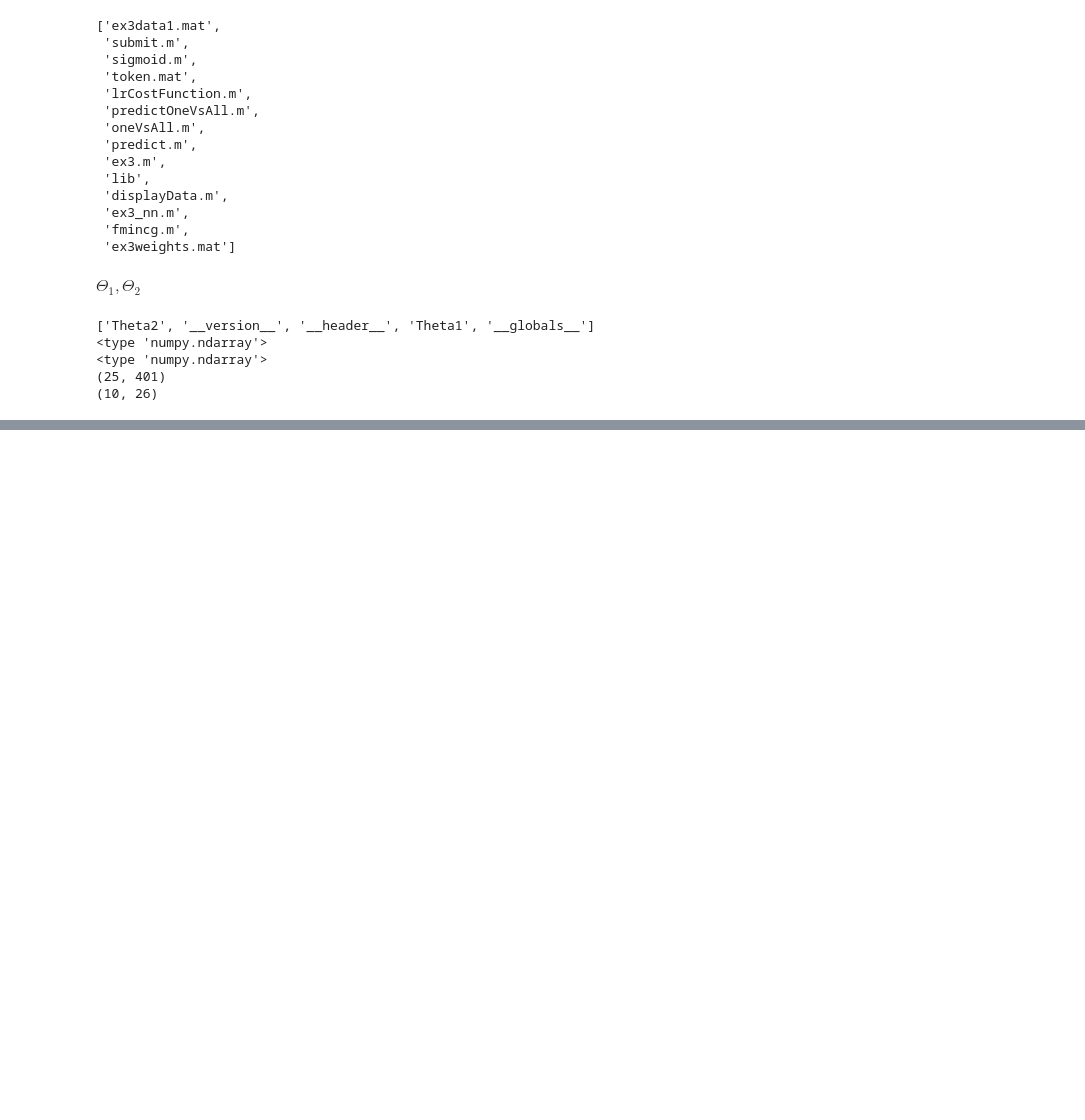
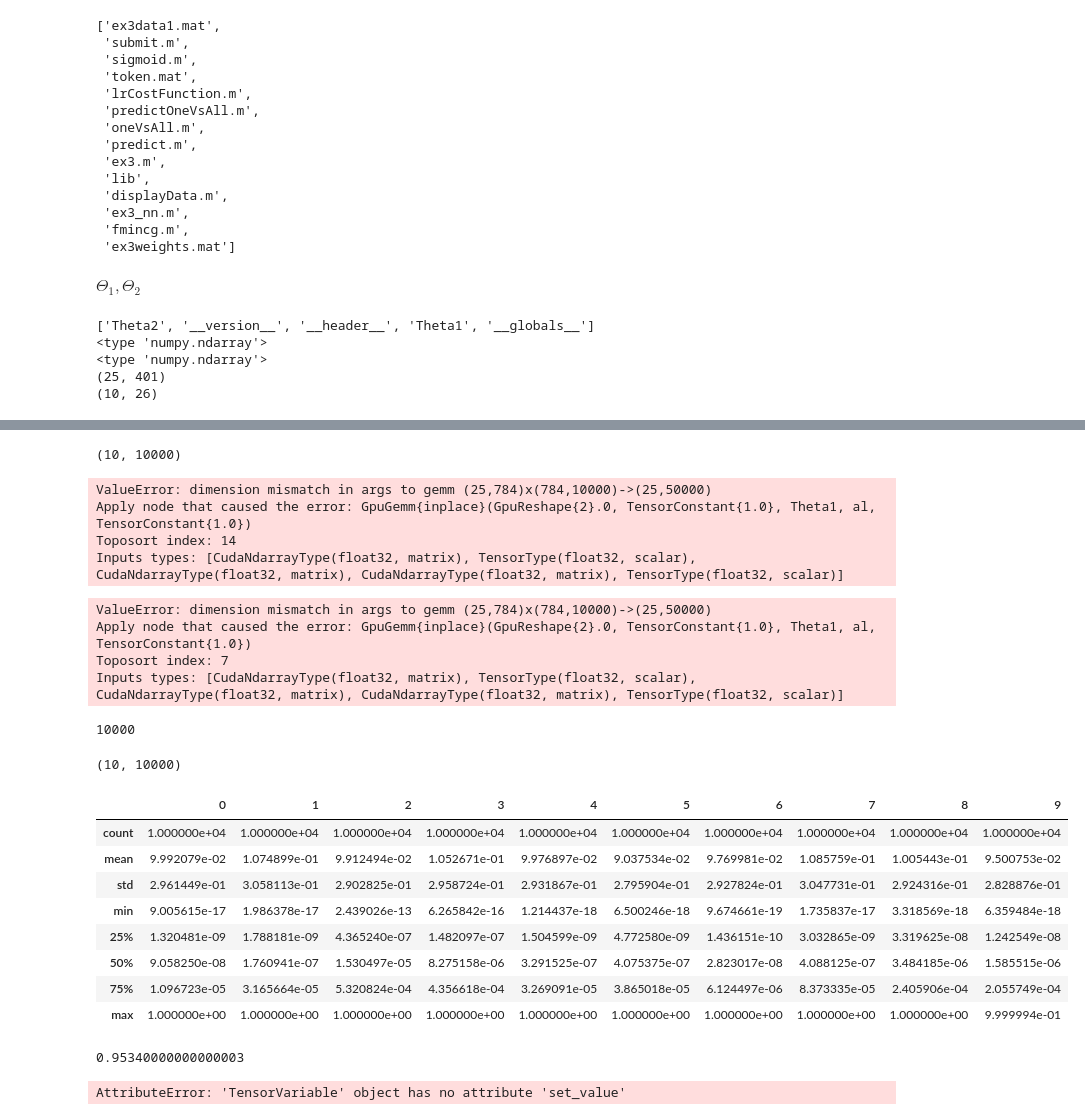
Before and after one commit to ernestyalumni/MLgrabbag, a Jupyter notebook: theano_ML.ipynb, the cells around one changed output, grey strips where cells are left out. Drawn from its saved outputs; the diff is of its cells as text; code cells hidden in the pictures; blank space fills up the shorter version.

```diff
--- a/theano_ML.ipynb
+++ b/theano_ML.ipynb
@@ -1074,0 +2136,56 @@ print( nn3_data['Theta2'].shape )
+# %%
+K=10
+m = len(valid_set[1])
+y_valid_prob = [np.zeros(K) for row in valid_set[1]]  # list of 5000 numpy arrays of size dims. (10,)
+for i in range( m):
+        y_valid_prob[i][ valid_set[1][i]] = 1
+y_valid_prob = np.array(y_valid_prob).T.astype(theano.config.floatX)  # size dims. (K,m)
+print( y_valid_prob.shape )
+# %% [output]
+(10, 10000)
+# %%
+MNIST_MTL.y = y_valid_prob
+# %%
+MNIST_MTL.predicted_vals_logreg()
+# %% [output]
+ValueError: dimension mismatch in args to gemm (25,784)x(784,10000)->(25,50000)
+Apply node that caused the error: GpuGemm{inplace}(GpuReshape{2}.0, TensorConstant{1.0}, Theta1, al, TensorConstant{1.0})
+Toposort index: 14
+Inputs types: [CudaNdarrayType(float32, matrix), TensorType(float32, scalar), CudaNdarrayType(float32, matrix), CudaNdarrayType(float32, matrix), TensorType(float32, scalar)]
+# %%
+theano.function([], MNIST_MTL.Thetas[0].alp1)()
+# %% [output]
+ValueError: dimension mismatch in args to gemm (25,784)x(784,10000)->(25,50000)
+Apply node that caused the error: GpuGemm{inplace}(GpuReshape{2}.0, TensorConstant{1.0}, Theta1, al, TensorConstant{1.0})
+Toposort index: 7
+Inputs types: [CudaNdarrayType(float32, matrix), TensorType(float32, scalar), CudaNdarrayType(float32, matrix), CudaNdarrayType(float32, matrix), TensorType(float32, scalar)]
+# %%
+Layer1 = MNIST_MTL.Thetas[0]
+Layer2 = MNIST_MTL.Thetas[1]
+m = valid_set[0].shape[0]
+print(m)
+# %% [output]
+10000
+# %%
+a2 = T.nnet.sigmoid( T.dot( Layer1.Theta, Layer1.al) + T.tile( Layer1.b, (1,m)) )
+a3 = T.nnet.sigmoid( T.dot( Layer2.Theta, a2) + T.tile( Layer2.b, (1,m)) )
+valid_pred = theano.function([], a3)()
+print( valid_pred.shape)
+# %% [output]
+(10, 10000)
+# %%
+pd.DataFrame( valid_pred.T).describe()
+# %% [output]
+|  | 0 | 1 | 2 | 3 | 4 | 5 | 6 | 7 | 8 | 9 |
+| count | 1.000000e+04 | 1.000000e+04 | 1.000000e+04 | 1.000000e+04 | 1.000000e+04 | 1.000000e+04 | 1.000000e+04 | 1.000000e+04 | 1.000000e+04 | 1.000000e+04 |
+| mean | 9.992079e-02 | 1.074899e-01 | 9.912494e-02 | 1.052671e-01 | 9.976897e-02 | 9.037534e-02 | 9.769981e-02 | 1.085759e-01 | 1.005443e-01 | 9.500753e-02 |
+| std | 2.961449e-01 | 3.058113e-01 | 2.902825e-01 | 2.958724e-01 | 2.931867e-01 | 2.795904e-01 | 2.927824e-01 | 3.047731e-01 | 2.924316e-01 | 2.828876e-01 |
+| min | 9.005615e-17 | 1.986378e-17 | 2.439026e-13 | 6.265842e-16 | 1.214437e-18 | 6.500246e-18 | 9.674661e-19 | 1.735837e-17 | 3.318569e-18 | 6.359484e-18 |
+| 25% | 1.320481e-09 | 1.788181e-09 | 4.365240e-07 | 1.482097e-07 | 1.504599e-09 | 4.772580e-09 | 1.436151e-10 | 3.032865e-09 | 3.319625e-08 | 1.242549e-08 |
+| 50% | 9.058250e-08 | 1.760941e-07 | 1.530497e-05 | 8.275158e-06 | 3.291525e-07 | 4.075375e-07 | 2.823017e-08 | 4.088125e-07 | 3.484185e-06 | 1.585515e-06 |
+| 75% | 1.096723e-05 | 3.165664e-05 | 5.320824e-04 | 4.356618e-04 | 3.269091e-05 | 3.865018e-05 | 6.124497e-06 | 8.373335e-05 | 2.405906e-04 | 2.055749e-04 |
+| max | 1.000000e+00 | 1.000000e+00 | 1.000000e+00 | 1.000000e+00 | 1.000000e+00 | 1.000000e+00 | 1.000000e+00 | 1.000000e+00 | 1.000000e+00 | 9.999994e-01 |
+# %%
+np.mean( np.vstack( np.argmax( valid_pred,axis=0)) == np.vstack( valid_set[1] ) )
+# %% [output]
+0.95340000000000003
@@ -1074,0 +2194,4 @@ print( nn3_data['Theta2'].shape )
+# %%
+X_in.set_value( valid_set[0].T.astype(theano.config.floatX))
+# %% [output]
+AttributeError: 'TensorVariable' object has no attribute 'set_value'
```
Also changed, not shown: parts of 179 cells of this notebook, 3 other files.
